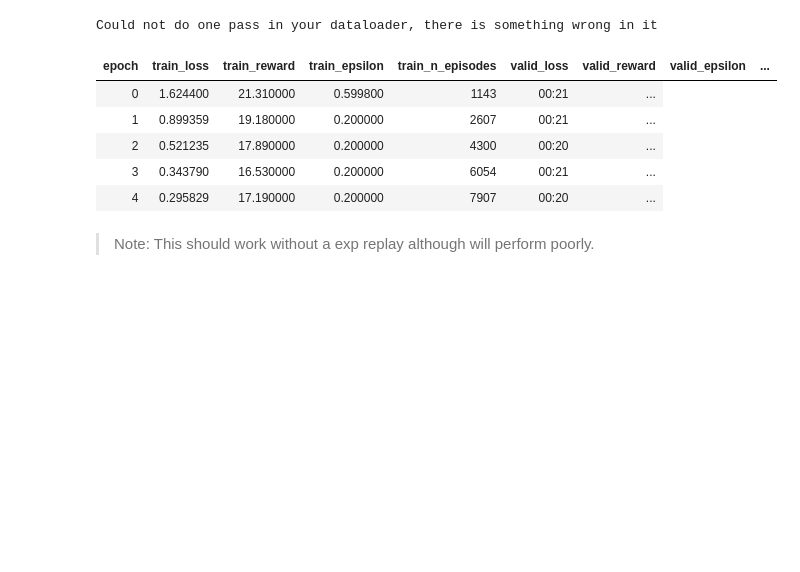
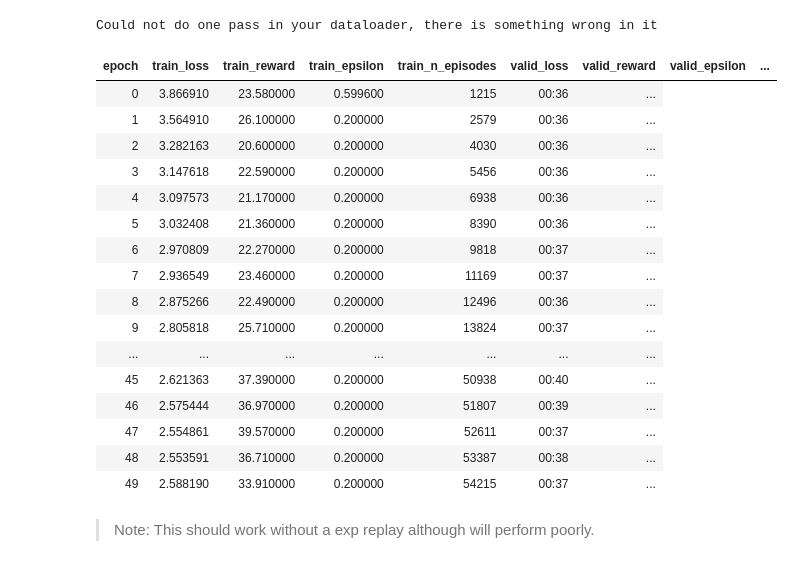
Before and after one commit to josiahls/fastrl, a Jupyter notebook: nbs/10a_agents.dqn.core.ipynb, the cells around one changed output. Cells and saved outputs as stored; diff of their text form; code cells hidden in the pictures; blank space fills up the shorter version.

```diff
--- a/nbs/10a_agents.dqn.core.ipynb
+++ b/nbs/10a_agents.dqn.core.ipynb
@@ -200,14 +200,25 @@ learn=Learner(dls,agent,loss_func=MSELoss(),
 # %% [output]
 Could not do one pass in your dataloader, there is something wrong in it
 # %%
-learn.fit(5,lr=0.0001,wd=0)
+learn.fit(50,lr=0.0001,wd=0)
 # %% [output]
 | epoch | train_loss | train_reward | train_epsilon | train_n_episodes | valid_loss | valid_reward | valid_epsilon | ... |
-| 0 | 1.624400 | 21.310000 | 0.599800 | 1143 | 00:21 | ... |
-| 1 | 0.899359 | 19.180000 | 0.200000 | 2607 | 00:21 | ... |
-| 2 | 0.521235 | 17.890000 | 0.200000 | 4300 | 00:20 | ... |
-| 3 | 0.343790 | 16.530000 | 0.200000 | 6054 | 00:21 | ... |
-| 4 | 0.295829 | 17.190000 | 0.200000 | 7907 | 00:20 | ... |
+| 0 | 3.866910 | 23.580000 | 0.599600 | 1215 | 00:36 | ... |
+| 1 | 3.564910 | 26.100000 | 0.200000 | 2579 | 00:36 | ... |
+| 2 | 3.282163 | 20.600000 | 0.200000 | 4030 | 00:36 | ... |
+| 3 | 3.147618 | 22.590000 | 0.200000 | 5456 | 00:36 | ... |
+| 4 | 3.097573 | 21.170000 | 0.200000 | 6938 | 00:36 | ... |
+| 5 | 3.032408 | 21.360000 | 0.200000 | 8390 | 00:36 | ... |
+| 6 | 2.970809 | 22.270000 | 0.200000 | 9818 | 00:37 | ... |
+| 7 | 2.936549 | 23.460000 | 0.200000 | 11169 | 00:37 | ... |
+| 8 | 2.875266 | 22.490000 | 0.200000 | 12496 | 00:36 | ... |
+| 9 | 2.805818 | 25.710000 | 0.200000 | 13824 | 00:37 | ... |
+| ... | ... | ... | ... | ... | ... | ... |
+| 45 | 2.621363 | 37.390000 | 0.200000 | 50938 | 00:40 | ... |
+| 46 | 2.575444 | 36.970000 | 0.200000 | 51807 | 00:39 | ... |
+| 47 | 2.554861 | 39.570000 | 0.200000 | 52611 | 00:37 | ... |
+| 48 | 2.553591 | 36.710000 | 0.200000 | 53387 | 00:38 | ... |
+| 49 | 2.588190 | 33.910000 | 0.200000 | 54215 | 00:37 | ... |
 # %% [markdown]
 > Note: This should work without a exp replay although will perform poorly.
 # %%
```
Also changed, not shown: parts of 2 cells of this notebook, 11 other files.
